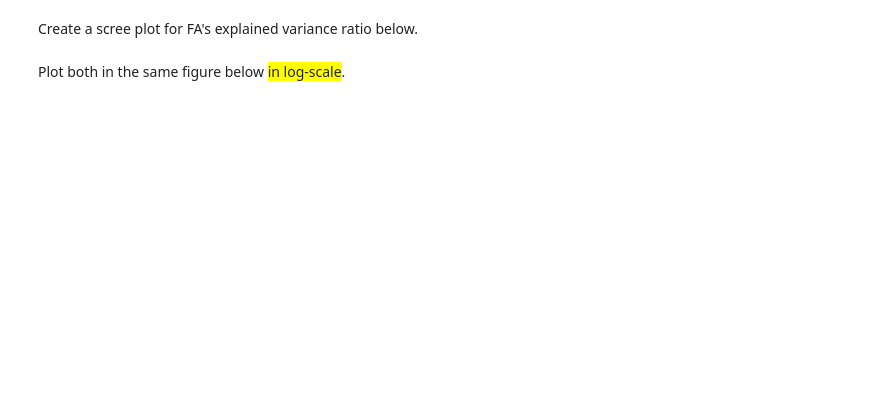
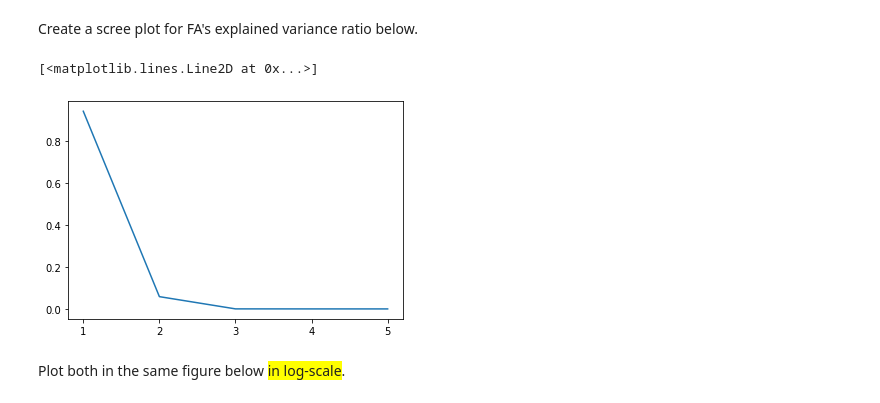
Before and after one commit to SteeltownRiot/DSA, a Jupyter notebook: DSA-8010 Applied Machine Learning/Module 3 - Dimensionality Reduction--Feature Selection and Feature Extraction/Practices/FeatureExtraction.ipynb, the cells around one changed output. Cells and saved outputs as stored; diff of their text form; code cells hidden in the pictures; blank space fills up the shorter version.

```diff
--- a/DSA-8010 Applied Machine Learning/Module 3 - Dimensionality Reduction--Feature Selection and Feature Extraction/Practices/FeatureExtraction.ipynb
+++ b/DSA-8010 Applied Machine Learning/Module 3 - Dimensionality Reduction--Feature Selection and Feature Extraction/Practices/FeatureExtraction.ipynb
@@ -115,10 +144,13 @@ Create a scree plot for FA's explained variance ratio below.
 # %%
 x_ticks = np.arange(len(fa.components_))+1
 plt.xticks(x_ticks) # this enforces integers on the x-axis
 
 # Complete code below this comment for FA (Question #P110)
 # ----------------------------------
-plt.plot(x_ticks, <placeholder>)
+plt.plot(x_ticks, fa.explained_variance_ratio_)
+# %% [output]
+[<matplotlib.lines.Line2D at 0x...>]
+[figure, added]
 # %% [markdown]
 Plot both in the same figure below <span style="background: yellow;">in log-scale</span>.
 # %%
```
Also changed, not shown: parts of 11 cells of this notebook, 6 other files.
